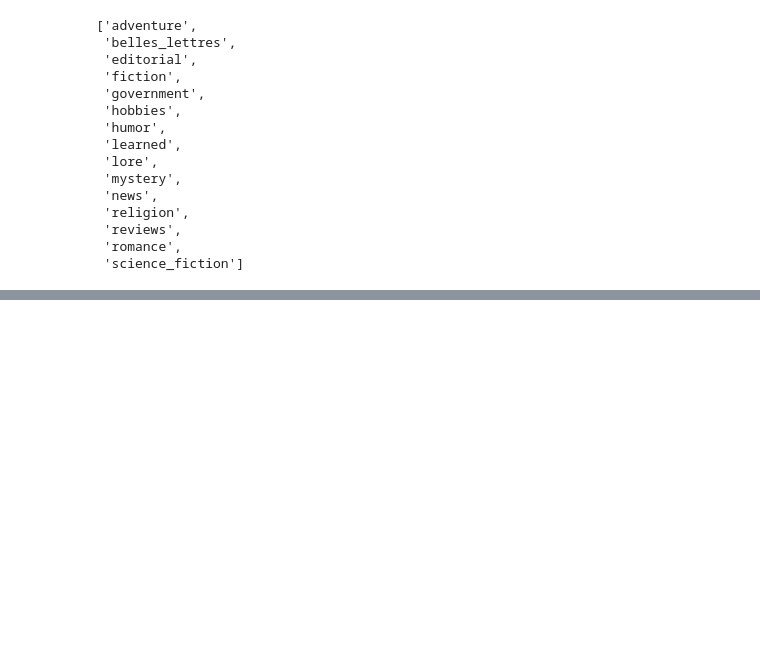
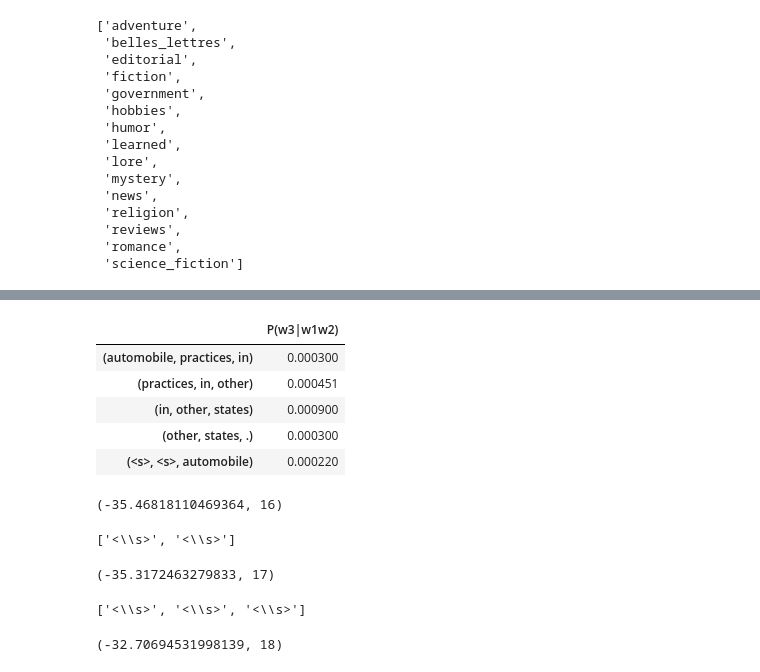
Before and after one commit to johedan20012/Mineria-de-texto, a Jupyter notebook: Zipf_Ngramas/Wiki_Zipf.ipynb, the cells around one changed output, grey strips where cells are left out. Saved outputs shown, nothing was run; the diff lists cells and outputs as text; code cells hidden in the pictures; blank space fills up the shorter version.

```diff
--- a/Zipf_Ngramas/Wiki_Zipf.ipynb
+++ b/Zipf_Ngramas/Wiki_Zipf.ipynb
@@ -1068,0 +983,9 @@ len(corpusBrown)
+# %%
+trigramasBrown.head(5)
+# %% [output]
+|  | P(w3|w1w2) |
+| (automobile, practices, in) | 0.000300 |
+| (practices, in, other) | 0.000451 |
+| (in, other, states) | 0.000900 |
+| (other, states, .) | 0.000300 |
+| (<s>, <s>, automobile) | 0.000220 |
@@ -1068,0 +994,14 @@ len(corpusBrown)
+# %%
+ProbabilidadLog(oracion,vocabularioBrown,conteoUnigramasBrown,unigramasBrown,1)
+# %% [output]
+(-35.46818110469364, 16)
+# %%
+ProbabilidadLog(oracion,vocabularioBrown,conteoUnigramasBrown,bigramasBrown,2)
+# %% [output]
+['<\\s>', '<\\s>']
+(-35.3172463279833, 17)
+# %%
+ProbabilidadLog(oracion,vocabularioBrown,conteoBigramasBrown,trigramasBrown,3)
+# %% [output]
+['<\\s>', '<\\s>', '<\\s>']
+(-32.70694531998139, 18)
```
Also changed, not shown: parts of 116 cells of this notebook.
